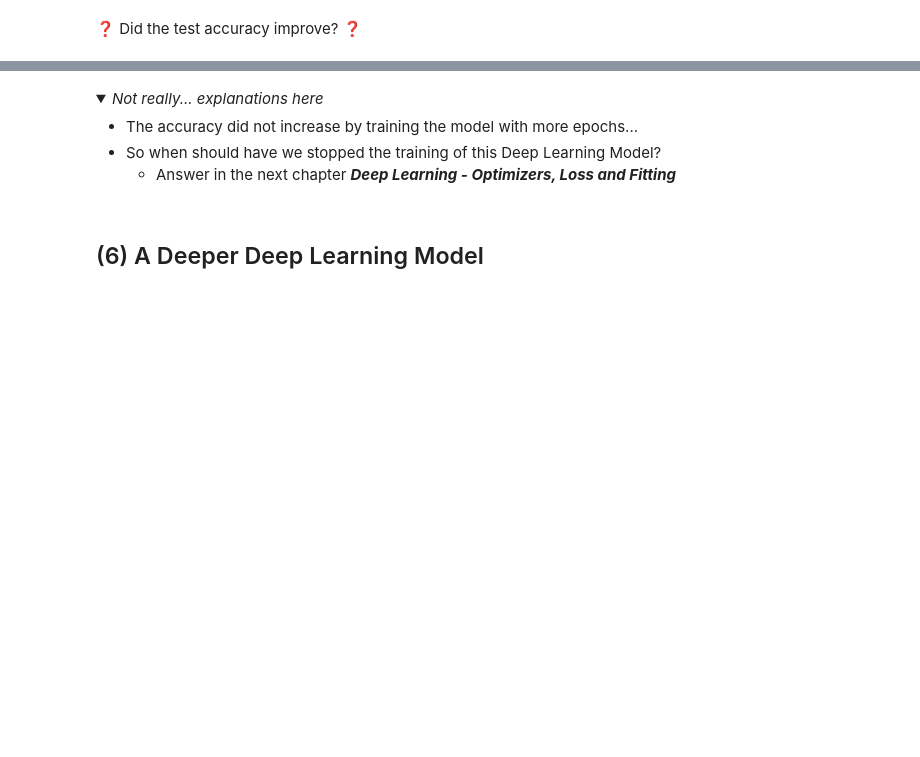
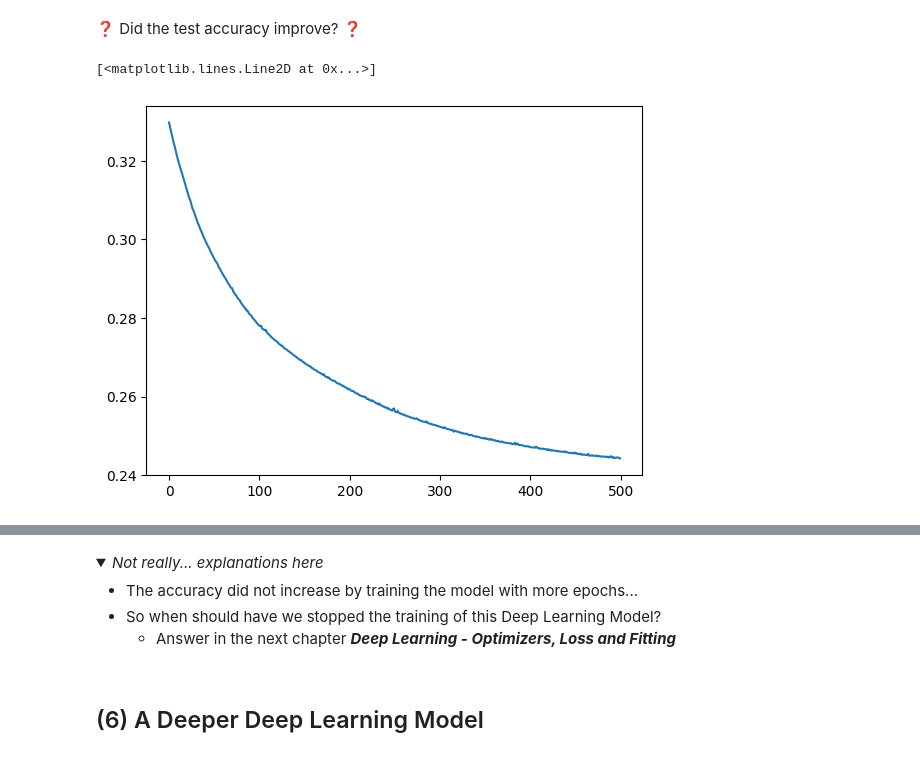
Before and after one commit to ParissaPeimaniyfard/data-your-first-neural-network, a Jupyter notebook: your_first_neural_network.ipynb, the cells around one changed output, grey strips where cells are left out. Saved outputs shown, nothing was run; the diff lists cells and outputs as text; code cells hidden in the pictures; folded sections open; blank space fills up the shorter version.

```diff
--- a/your_first_neural_network.ipynb
+++ b/your_first_neural_network.ipynb
@@ -290,0 +311,2 @@ NameError: name 'accuracy' is not defined
+# %%
+hist= history= model.fit(X_train, y_train, batch_size=10, epochs=500)
@@ -294,0 +333,5 @@ NameError: name 'accuracy' is not defined
+# %%
+plt.plot(hist.history['loss'])
+# %% [output]
+[<matplotlib.lines.Line2D at 0x...>]
+[figure, added]
```
Also changed, not shown: parts of 21 cells of this notebook, 1 other file.
